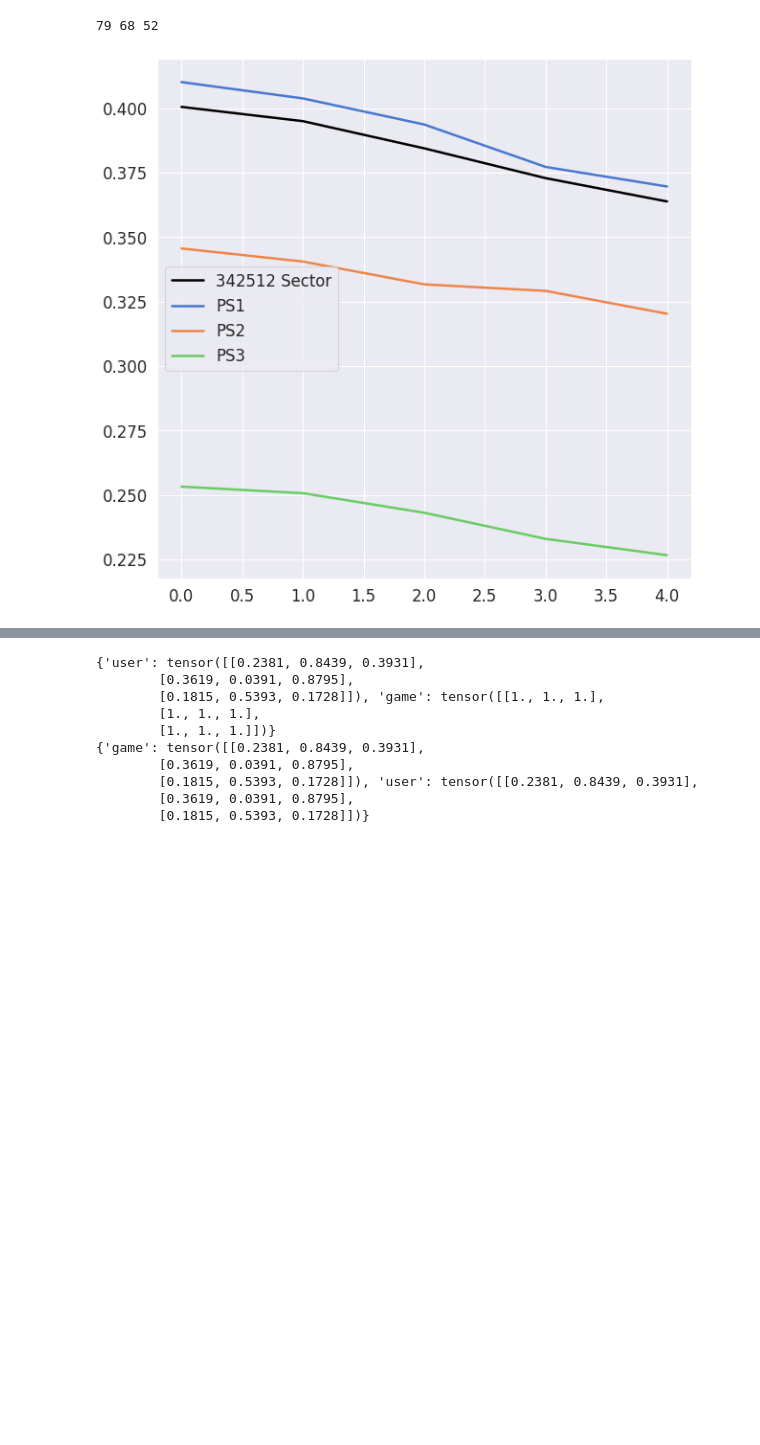
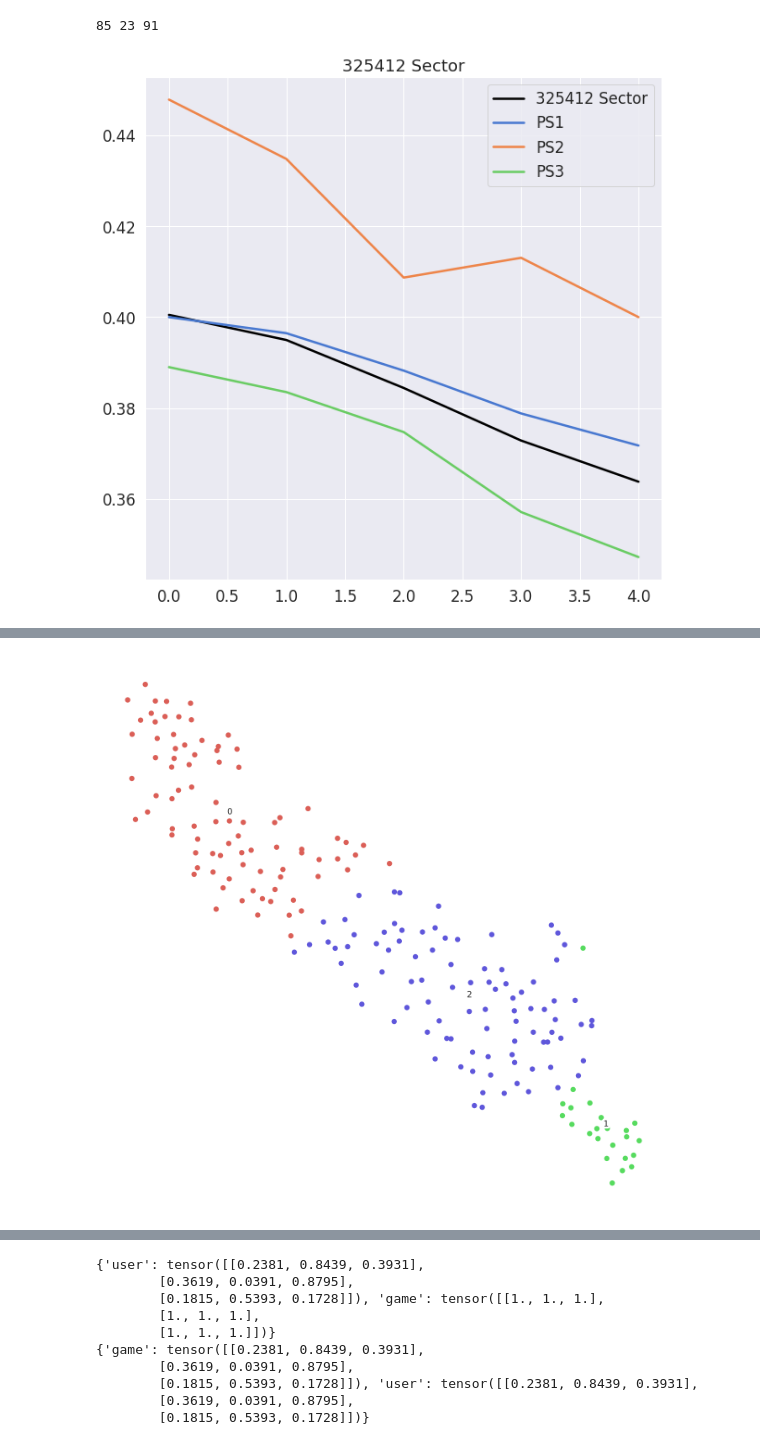
Before and after one commit to SaiChaitanya-ON/Python-NoteBooks, a Jupyter notebook: Proof of Concept KG.ipynb, the cells around one changed output, grey strips where cells are left out. Saved outputs shown, nothing was run; the diff lists cells and outputs as text; code cells hidden in the pictures; blank space fills up the shorter version.

```diff
--- a/Proof of Concept KG.ipynb
+++ b/Proof of Concept KG.ipynb
@@ -166,7 +181,6 @@ class RGCN(nn.Module):
         return h_borrower
 # %%
 model = RGCN(5,5,5,5,768,5,5,5,5,5, ['belongs to','effect'],['R_att','E_att','fin1'],['NDE_att','TDE_att','fin2'],['text_att','text'],['belongs to','text','fin1','fin2'])
-
 
 for i in Final_Data_Set_Nor.items():
     ID,data = i
@@ -196,7 +210,7 @@ G.nodes['NDE&TDE'].data['f'] = T.zeros(n_borrowers,5)
 G.nodes['Att_Description'].data['f'] = Des_Att[1:]
 G.nodes['Description'].data['f'] = T.zeros(n_borrowers,768)
 G.nodes['Factor'].data['f'] = T.zeros(n_sectors,5)
-G.nodes['sector'].data['f'] = T.zeros(n_sectors,5)
+G.nodes['sector'].data['f'] = T.tensor([[1.,0.,0.,0.,0.],[0.,0.,1.,0.,0.],[0.,0.,0.,0.,1.]])
 # %%
 borrower_feats = G.nodes['borrower'].data['f']
 sector_feats = G.nodes['sector'].data['f']
@@ -219,6 +233,9 @@ opt = T.optim.Adam(model.parameters(),lr=0.01)
 clusters = 3
 Loss = []
 epochs = 100
+index = [i for i, n in enumerate(sector_list) if n == 0]
+index2 = [i for i, n in enumerate(sector_list) if n == 1]
+index3 = [i for i, n in enumerate(sector_list) if n == 2]
 
 for epoch in range(epochs):
 
@@ -227,8 +244,7 @@ for epoch in range(epochs):
 
     X = logits['borrower'].detach().numpy()
 
-    index = [i for i, n in enumerate(sector_list) if n == 0]
-    X = X[index]
+    #X = X[index]
     kmeans = KMeans(n_clusters=clusters, random_state=0).fit(X)
     centers = kmeans.cluster_centers_
 
@@ -250,7 +266,7 @@ for epoch in range(epochs):
         fashion_scatter(fashion_tsne, kmeans.labels_)
 
     #loss = F.mse_loss(logits['borrower'], target_centers)
-    score = Loss_Function(logits['borrower'][index], target_centers, centers)
+    score = Loss_Function(logits['borrower'], target_centers, centers)
     Loss.append(score.tolist())
 
 
@@ -301,49 +317,62 @@ Cluster Distance between  2  and others
 # %%
-PS1 = []
-PS2 = []
-PS3 = []
+X_1 = logits['borrower'].detach().numpy()[index]
+kmeans_1 = KMeans(n_clusters=3, random_state=0).fit(X_1)
 
-for i in list(zip(index,kmeans.labels_)):
+PS1_1 = []
+PS2_1 = []
+PS3_1 = []
+
+for i in list(zip(index,kmeans_1.labels_)):
     ind,ps = i
     if ps == 0:
-        PS1.append(ind)
+        PS1_1.append(ind)
     elif ps == 1:
-        PS2.append(ind)
+        PS2_1.append(ind)
     elif ps == 2:
-        PS3.append(ind)
+        PS3_1.append(ind)
 
-Psector1_rev = np.array([0.,0.,0.,0.,0.])
-Psector2_rev = np.array([0.,0.,0.,0.,0.])
-Psector3_rev = np.array([0.,0.,0.,0.,0.])
+Psector1_rev_1 = np.array([0.,0.,0.,0.,0.])
+Psector2_rev_1 = np.array([0.,0.,0.,0.,0.])
+Psector3_rev_1 = np.array([0.,0.,0.,0.,0.])
+S_1 = np.array([0.,0.,0.,0.,0.])
 n = 0
 m = 0
 p = 0
 q = 0
 for i in Final_Data_Set_Nor.items():
     ID,data = i
-    if n in PS1:
+    if n in PS1_1:
         #print(data['Sector'],data['Revenue'],data['EBITDA'],data['NDE'],data['TDE'])
-        Psector1_rev += np.array(data['Revenue'])
+        Psector1_rev_1 += np.array(data['Revenue'])
         m += 1
-    if n in PS2:
-        Psector2_rev += np.array(data['Revenue'])
+    if n in PS2_1:
+        #print(data['Sector'],data['Revenue'],data['EBITDA'],data['NDE'],data['TDE'])
+        Psector2_rev_1 += np.array(data['Revenue'])
         p += 1
-    if n in PS3:
-        Psector3_rev += np.array(data['Revenue'])
+    if n in PS3_1:
+        #print(data['Sector'],data['Revenue'],data['EBITDA'],data['NDE'],data['TDE'])
+        Psector3_rev_1 += np.array(data['Revenue'])
         q += 1
+    S_1 += np.array(data['Revenue'])
 
     n += 1
 
-Psector1_rev = Psector1_rev/m
-Psector2_rev = Psector2_rev/m
-Psector3_rev = Psector3_rev/m
+Psector1_rev_1 = Psector1_rev_1/m
+Psector2_rev_1 = Psector2_rev_1/p
+Psector3_rev_1 = Psector3_rev_1/q
+print(m,p,q)
+
 plt.figure(figsize = (10,10))
-plt.plot(range(len(sector_rev)),sector_rev,'k')
-plt.plot(range(len(Psector1_rev)),Psector1_rev)
-plt.plot(range(len(Psector2_rev)),Psector2_rev)
-plt.plot(range(len(Psector3_rev)),Psector3_rev)
-plt.legend(['342512 Sector', 'PS1', 'PS2', 'PS3'])
+S, = plt.plot(range(len(sector_rev_3)),sector_rev_3,'k')
+ps1, = plt.plot(range(len(Psector1_rev_1)),Psector1_rev_1)
+ps2, = plt.plot(range(len(Psector2_rev_1)),Psector2_rev_1)
+ps3, = plt.plot(range(len(Psector3_rev_1)),Psector3_rev_1)
+plt.legend([S,ps1,ps2,ps3],['325412 Sector', 'PS1', 'PS2', 'PS3'])
+plt.title("325412 Sector")
 plt.show()
+
+fashion_tsne = TSNE(random_state=123).fit_transform(X_1)
+fashion_scatter(fashion_tsne, kmeans_1.labels_)
 # %% [output]
-79 68 52
+85 23 91
-[figure, old version]
+[figure, new version]
@@ -349,0 +394 @@ plt.show()
+[figure, added]
```
Also changed, not shown: parts of 7 cells of this notebook.
